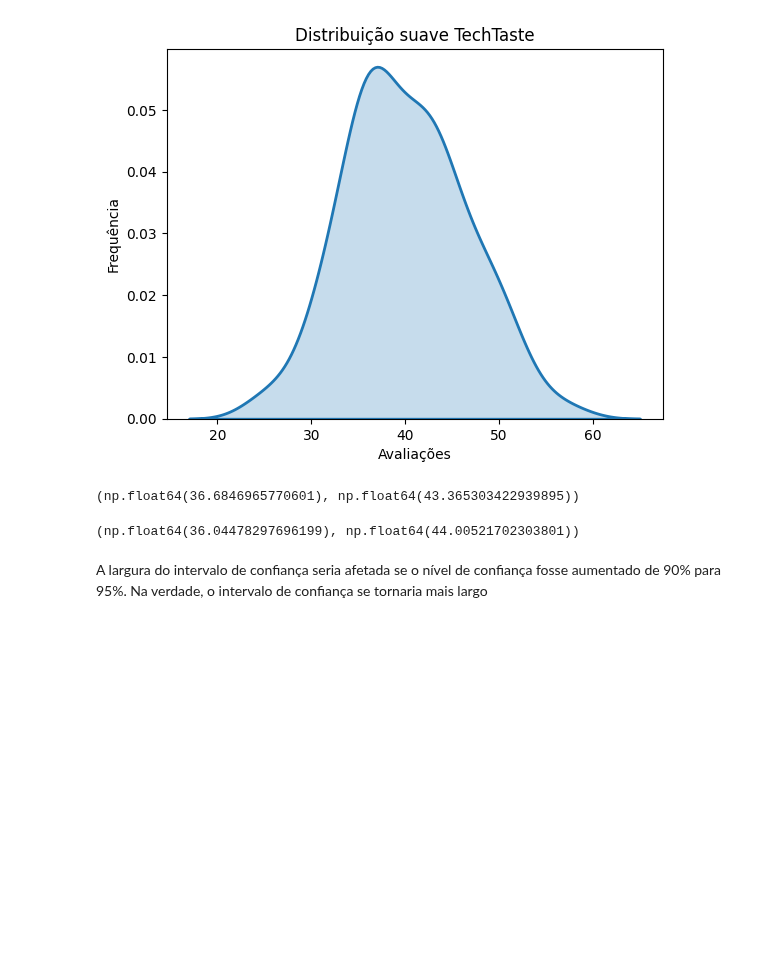
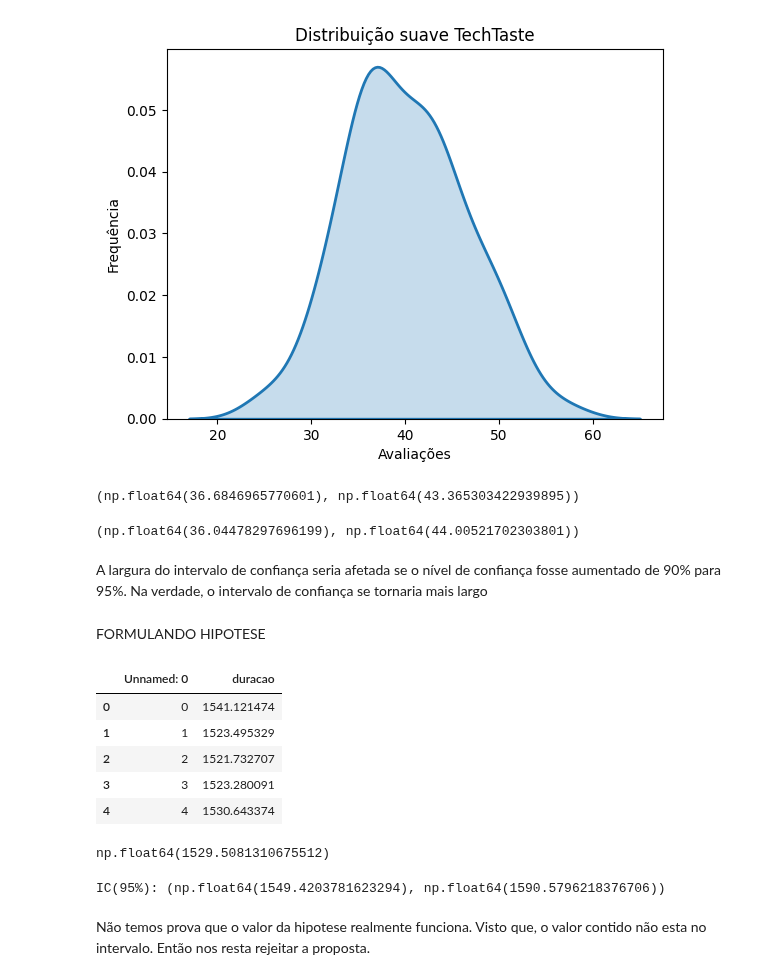
Before and after one commit to annaklaracss/data_science-, a Jupyter notebook: Data_Science_testando_hipóteses.ipynb, the cells around one changed output. Cells and saved outputs as stored; diff of their text form; code cells hidden in the pictures; blank space fills up the shorter version.

```diff
--- a/Data_Science_testando_hipóteses.ipynb
+++ b/Data_Science_testando_hipóteses.ipynb
@@ -354,3 +354,5 @@ print(intervalo_confianca)
 (np.float64(36.04478297696199), np.float64(44.00521702303801))
 # %% [markdown]
 A largura do intervalo de confiança seria afetada se o nível de confiança fosse aumentado de 90% para 95%. Na verdade, o intervalo de confiança se tornaria mais largo
+# %% [markdown]
+FORMULANDO HIPOTESE
@@ -356,0 +361,21 @@ A largura do intervalo de confiança seria afetada se o nível de confiança fos
+# %%
+#dados amostrais
+
+lamapadas_natalinas = pd.read_csv("/content/experimento_lampadas_natalinas.csv")
+# %%
+#para saber o nome da coluna do data frame
+
+lamapadas_natalinas.head()
+# %% [output]
+|  | Unnamed: 0 | duracao |
+| 0 | 0 | 1541.121474 |
+| 1 | 1 | 1523.495329 |
+| 2 | 2 | 1521.732707 |
+| 3 | 3 | 1523.280091 |
+| 4 | 4 | 1530.643374 |
+# %%
+#media amostral de duração das lampadas
+
+lamapadas_natalinas['duracao'].mean()
+# %% [output]
+np.float64(1529.5081310675512)
@@ -356,0 +395,7 @@ A largura do intervalo de confiança seria afetada se o nível de confiança fos
+# %%
+print('IC(95%):', intervalo)
+# %% [output]
+IC(95%): (np.float64(1549.4203781623294), np.float64(1590.5796218376706))
+# %% [markdown]
+Não temos prova que o valor da hipotese realmente funciona. Visto que, o valor contido não esta no intervalo.
+Então nos resta rejeitar a proposta.
```
Also changed, not shown: parts of 12 cells of this notebook.
